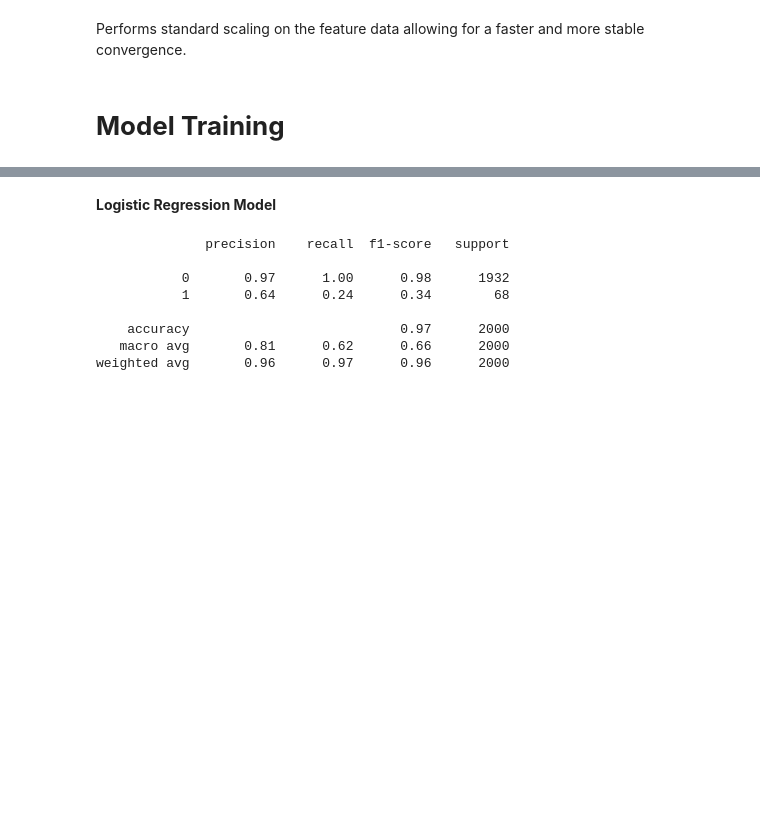
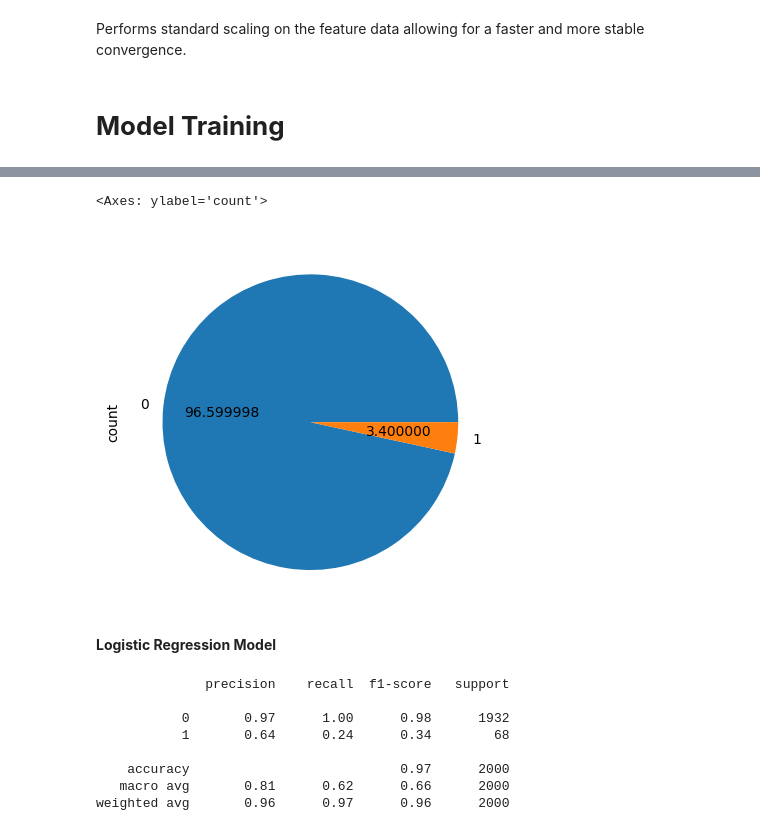
Before and after one commit to AkalaponCh/Machine-Learning, a Jupyter notebook: Machine Failure Prediction using Supervised Learning/Predictive_Maintenance_Dataset_Classification.ipynb, the cells around one changed output, grey strips where cells are left out. Cells and saved outputs as stored; diff of their text form; code cells hidden in the pictures; blank space fills up the shorter version.

```diff
--- a/Machine Failure Prediction using Supervised Learning/Predictive_Maintenance_Dataset_Classification.ipynb
+++ b/Machine Failure Prediction using Supervised Learning/Predictive_Maintenance_Dataset_Classification.ipynb
@@ -253,3 +257,8 @@ X_train, X_test, y_train, y_test = train_test_split(X_scaler, y, test_size=0.2,
+# %%
+y_test.value_counts().plot.pie(autopct='%2f')
+# %% [output]
+<Axes: ylabel='count'>
+[figure, added]
 # %% [markdown]
 **Logistic Regression Model**
 # %%
```
Also changed, not shown: parts of 13 cells of this notebook.
